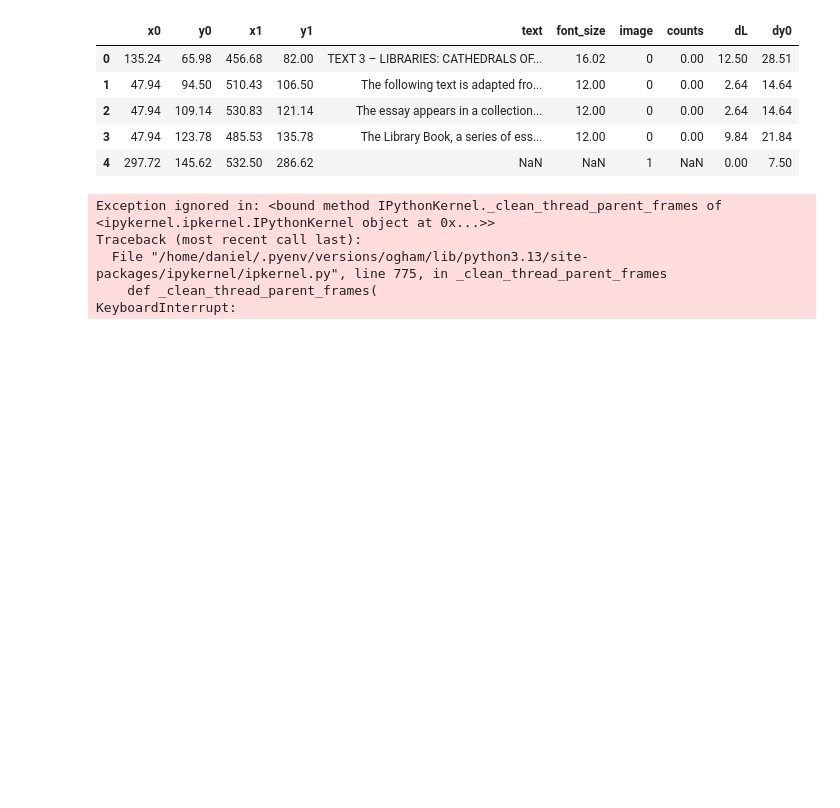
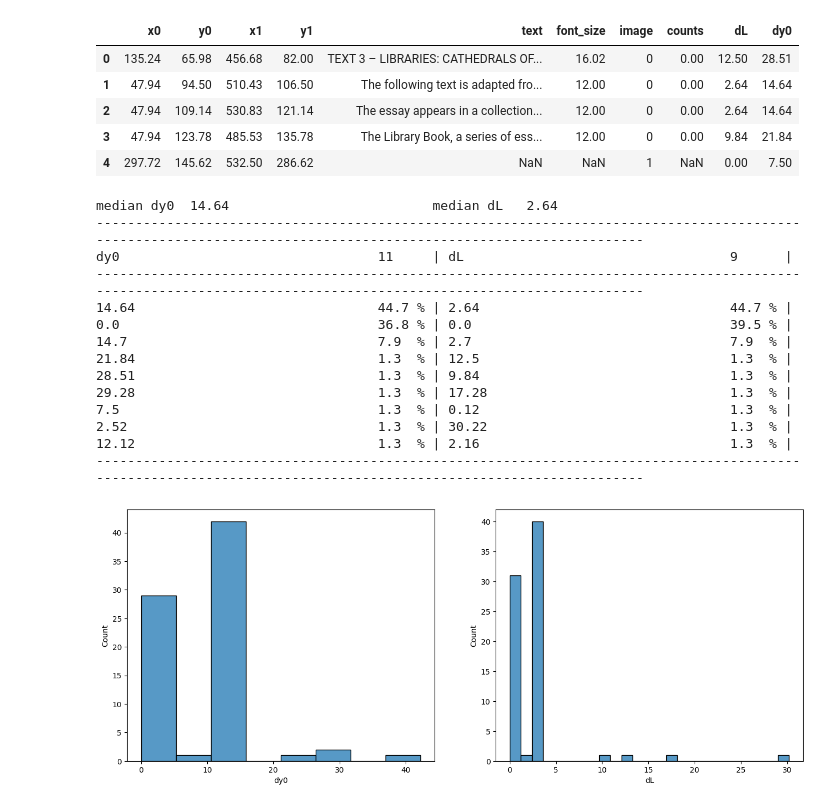
Before and after one commit to DSP-Tan/ogham-cloud, a Jupyter notebook: pdf_scraper/clustering/dbScan.ipynb, the cells around one changed output. Drawn from its saved outputs; the diff is of its cells as text; code cells hidden in the pictures; blank space fills up the shorter version.

```diff
--- a/pdf_scraper/clustering/dbScan.ipynb
+++ b/pdf_scraper/clustering/dbScan.ipynb
@@ -253,14 +252,14 @@ dff.head()
 | 3 | 47.94 | 123.78 | 485.53 | 135.78 | The Library Book, a series of ess... | 12.00 | 0 | 0.00 |
 | 4 | 297.72 | 145.62 | 532.50 | 286.62 | NaN | NaN | 1 | NaN |
 # %%
-def df_vert_dist(y0, y1, y0_next, y1_next):
+def df_vert_next_row_dist(y0, y1, y0_next, y1_next):
     """Vectorized vertical distance between two line segments."""
     overlap = np.maximum(y0, y0_next) <= np.minimum(y1, y1_next)
     dist = np.where(overlap, 0.0, np.minimum(np.abs(y1 - y0_next), np.abs(y1_next - y0)))
     return dist
 
 # Vectorized version using shift()
-dff["dL"] = df_vert_dist(dff.y0, dff.y1, dff.y0.shift(-1), dff.y1.shift(-1) )
+dff["dL"] = df_vert_next_row_dist(dff.y0, dff.y1, dff.y0.shift(-1), dff.y1.shift(-1) )
 dff["dy0"] = dff.y0.shift(-1) - dff.y0
 dff.head()
 # %% [output]
@@ -271,18 +270,31 @@ dff.head()
 | 3 | 47.94 | 123.78 | 485.53 | 135.78 | The Library Book, a series of ess... | 12.00 | 0 | 0.00 | 9.84 | 21.84 |
 | 4 | 297.72 | 145.62 | 532.50 | 286.62 | NaN | NaN | 1 | NaN | 0.00 | 7.50 |
 # %%
+from pdf_scraper.data_sci_utils import examine_value_counts
 dy0s = dff.dy0.dropna()
-dy0S = dy0s[dy0s !=0]
+dy0_median =  dy0s[dy0s !=0].median()
+dLs = dff.dL.dropna()
+dL_median = dLs[dLs!=0].median()
 
-dLs = dff.dL.dropna()
-dLs = dLs[dLs!=0]
+print(f"median dy0 {dy0_median:6.2f}                          median dL {dL_median:6.2f}")
+examine_value_counts(pd.concat([dy0s.round(2),dLs.round(2)],axis=1),["dy0","dL"])
 
-fig, axes = plt.subplots(1,2,figsize=(6,6))
-sns.histplot(dy0s, ax=axes[0])
-sns.histplot(dLs, ax=axes[1])
+fig, axes = plt.subplots(1,2,figsize=(16,6))
+sns.histplot(dy0s, ax=axes[0]);
+sns.histplot(dLs.round(2), ax=axes[1]);
 # %% [output]
-Exception ignored in: <bound method IPythonKernel._clean_thread_parent_frames of <ipykernel.ipkernel.IPythonKernel object at 0x...>>
-Traceback (most recent call last):
-  File "/home/daniel/.pyenv/versions/ogham/lib/python3.13/site-packages/ipykernel/ipkernel.py", line 775, in _clean_thread_parent_frames
-    def _clean_thread_parent_frames(
-KeyboardInterrupt:
+median dy0  14.64                          median dL   2.64
+----------------------------------------------------------------------------------------------------------------------------------------------------------------
+dy0                                 11     | dL                                  9      |
+----------------------------------------------------------------------------------------------------------------------------------------------------------------
+14.64                               44.7 % | 2.64                                44.7 % |
+0.0                                 36.8 % | 0.0                                 39.5 % |
+14.7                                7.9  % | 2.7                                 7.9  % |
+21.84                               1.3  % | 12.5                                1.3  % |
+28.51                               1.3  % | 9.84                                1.3  % |
+29.28                               1.3  % | 17.28                               1.3  % |
+7.5                                 1.3  % | 0.12                                1.3  % |
+2.52                                1.3  % | 30.22                               1.3  % |
+12.12                               1.3  % | 2.16                                1.3  % |
+----------------------------------------------------------------------------------------------------------------------------------------------------------------
+[figure, added]
```
Also changed, not shown: parts of 13 cells of this notebook.
